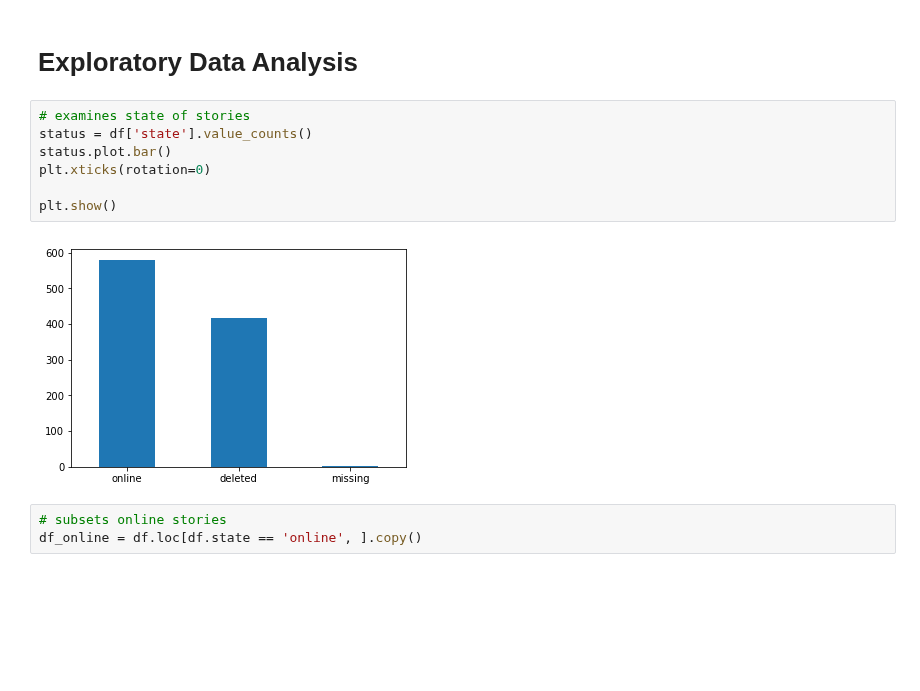
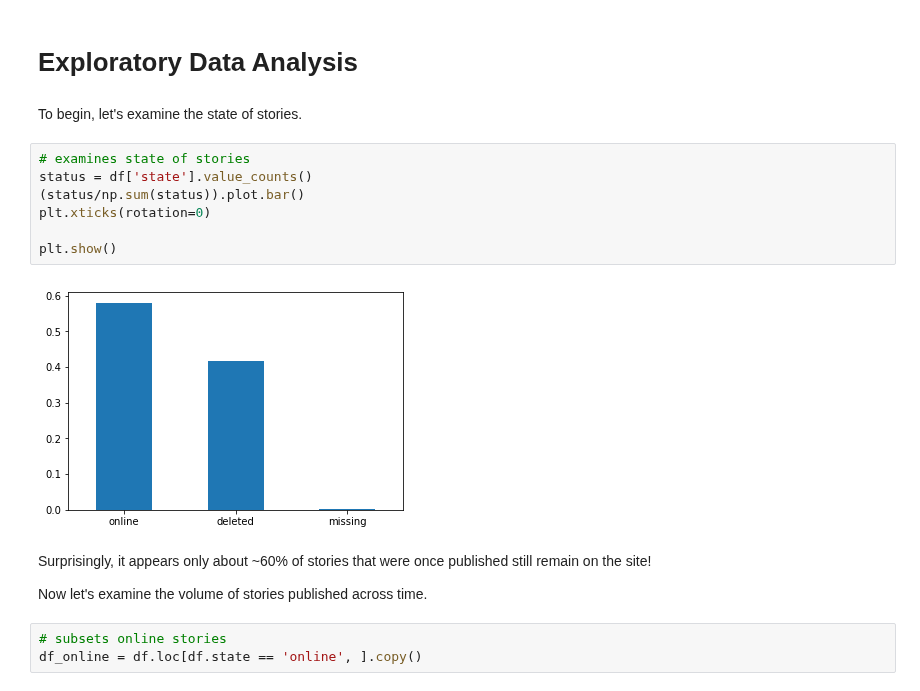
Before and after one commit to lily-tian/fanfictionstatistics, a Jupyter notebook: story_analysis.ipynb, the cells around one changed output. Cells and saved outputs as stored; diff of their text form; blank space fills up the shorter version.

```diff
--- a/story_analysis.ipynb
+++ b/story_analysis.ipynb
@@ -15,15 +16,21 @@ with open ('df_stories', 'rb') as fp:
     df = pickle.load(fp)
 # %% [markdown]
 # Exploratory Data Analysis
+# %% [markdown]
+To begin, let's examine the state of stories.
 # %%
 # examines state of stories
 status = df['state'].value_counts()
-status.plot.bar()
+(status/np.sum(status)).plot.bar()
 plt.xticks(rotation=0)
 
 plt.show()
 # %% [output]
-[figure, old version]
+[figure, new version]
+# %% [markdown]
+Surprisingly, it appears only about ~60% of stories that were once published still remain on the site!
+
+Now let's examine the volume of stories published across time.
 # %%
 # subsets online stories
 df_online = df.loc[df.state == 'online', ].copy()
```
Also changed, not shown: parts of 27 cells of this notebook, 3 other files.
